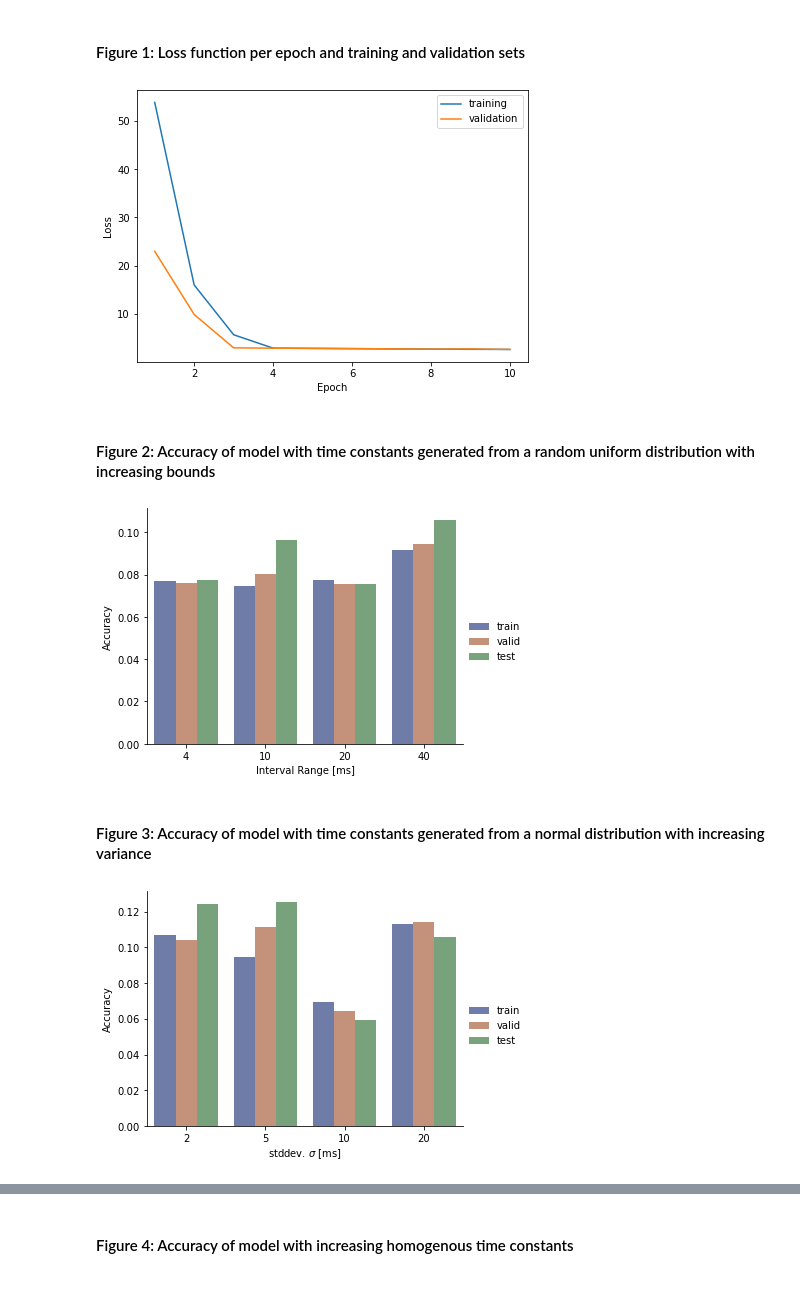
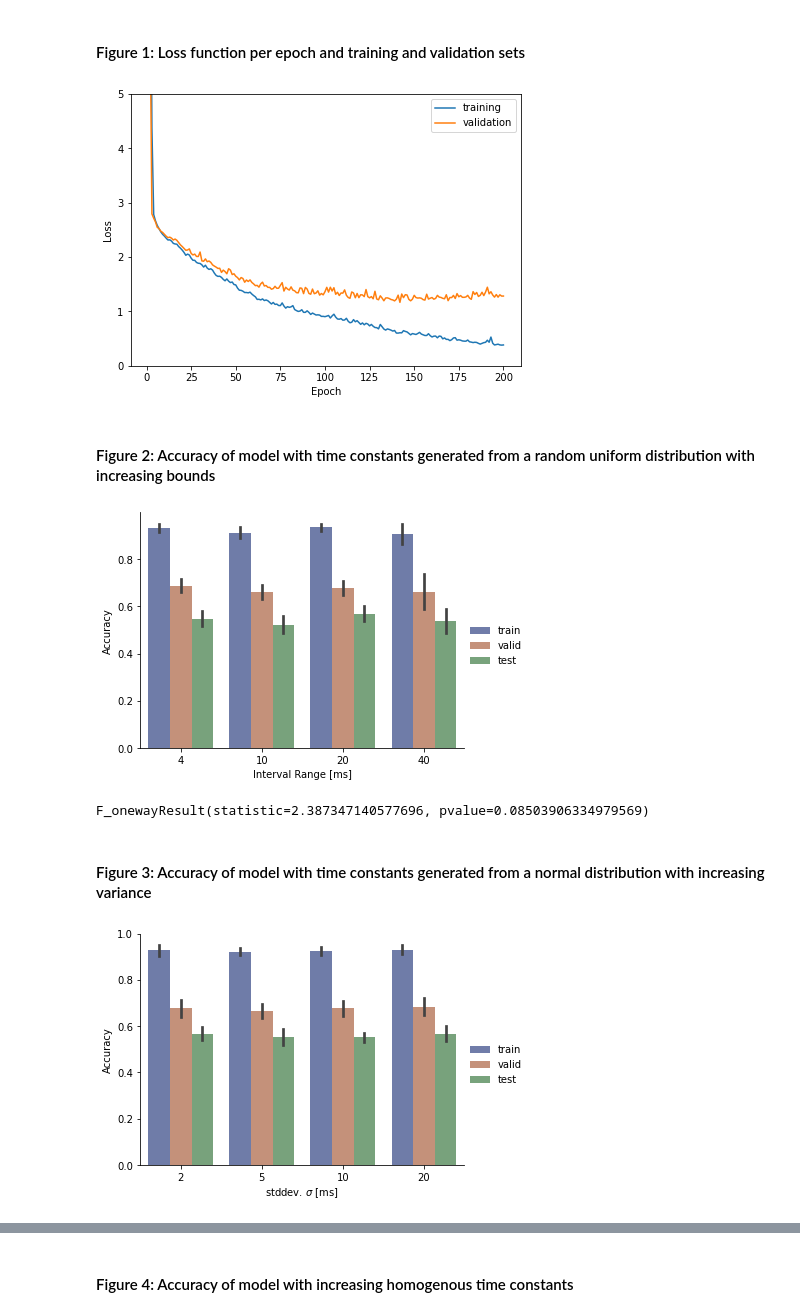
Before and after one commit to peterrayshen/syde552-project, a Jupyter notebook: plots.ipynb, the cells around one changed output, grey strips where cells are left out. Cells and saved outputs as stored; diff of their text form; code cells hidden in the pictures; blank space fills up the shorter version.

```diff
--- a/plots.ipynb
+++ b/plots.ipynb
@@ -7,9 +8,18 @@ import seaborn as sns
 # %%
-with open('results/learn_curve_xp_type_tau_uniform.pkl', 'rb') as f:
+with open('train_results/learn_curve_xp_type_tau_uniform.pkl', 'rb') as f:
     res_uniform_tau = pickle.load(f)
 
-with open('results/learn_curve_xp_type_tau_constant.pkl', 'rb') as f:
+with open('train_results/learn_curve_xp_type_tau_constant.pkl', 'rb') as f:
     res_constant_tau = pickle.load(f)
 
-with open('results/learn_curve_xp_type_tau_gauss.pkl', 'rb') as f:
+with open('train_results/learn_curve_xp_type_tau_gauss.pkl', 'rb') as f:
     res_gauss_tau = pickle.load(f)
+# %%
+with open('train_results_2/learn_curve_xp_type_tau_uniform.pkl', 'rb') as f:
+    res_uniform_tau.extend(pickle.load(f))
+
+with open('train_results_2/learn_curve_xp_type_tau_constant.pkl', 'rb') as f:
+    res_constant_tau.extend(pickle.load(f))
+
+with open('train_results_2/learn_curve_xp_type_tau_gauss.pkl', 'rb') as f:
+    res_gauss_tau.extend(pickle.load(f))
@@ -17,17 +34,20 @@ with open('results/learn_curve_xp_type_tau_gauss.pkl', 'rb') as f:
 #### Figure 1: Loss function per epoch and training and validation sets
 # %%
 # uniform tau xp
-loss_train = np.array(res_constant_tau[0]['loss_supervised_train']) + np.array(res_constant_tau[0]['loss_reg_train'])
-loss_valid = np.array(res_constant_tau[0]['loss_supervised_valid']) + np.array(res_constant_tau[0]['loss_reg_valid'])
+idx = 16
+loss_train = np.array(res_gauss_tau[idx]['loss_supervised_train']) + np.array(res_gauss_tau[idx]['loss_reg_train'])
+loss_valid = np.array(res_gauss_tau[idx]['loss_supervised_valid']) + np.array(res_gauss_tau[idx]['loss_reg_valid'])
 plt.figure(figsize=(7, 5))
 plt.plot(np.arange(1, len(loss_train)+1), loss_train, label='training')
 plt.plot(np.arange(1, len(loss_valid)+1), loss_valid, label='validation')
 plt.ylabel('Loss')
 plt.xlabel('Epoch')
 plt.legend()
+plt.ylim([0, 5])
+plt.savefig('figs/learn_curve.png', bbox_inches='tight')
 plt.show()
 # %% [output]
-[figure, old version]
+[figure, new version]
 # %% [markdown]
 #### Figure 2: Accuracy of model with time constants generated from a random uniform distribution with increasing bounds
 # %%
@@ -47,9 +67,18 @@ g = sns.catplot(
 )
 g.legend.set_title('')
 g.set_axis_labels("Interval Range [ms]", "Accuracy")
+g.savefig('figs/uniform_tau.png')
 plt.show()
 # %% [output]
-[figure, old version]
+[figure, new version]
+# %%
+sample1 = df[np.all((df['variable'] == 'test', df['width'] == 4), axis=0)]['acc']
+sample2 = df[np.all((df['variable'] == 'test', df['width'] == 10), axis=0)]['acc']
+sample3 = df[np.all((df['variable'] == 'test', df['width'] == 20), axis=0)]['acc']
+sample4 = df[np.all((df['variable'] == 'test', df['width'] == 40), axis=0)]['acc']
+stats.f_oneway(sample1, sample2, sample3, sample4)
+# %% [output]
+F_onewayResult(statistic=2.387347140577696, pvalue=0.08503906334979569)
 # %% [markdown]
 #### Figure 3: Accuracy of model with time constants generated from a normal distribution with increasing variance
 # %%
@@ -68,6 +97,7 @@ g = sns.catplot(
 )
 g.legend.set_title('')
 g.set_axis_labels("stddev. $\sigma$ [ms]", "Accuracy")
+g.savefig('figs/gauss_tau.png')
 plt.show()
 # %% [output]
-[figure, old version]
+[figure, new version]
```
Also changed, not shown: parts of 17 cells of this notebook.
